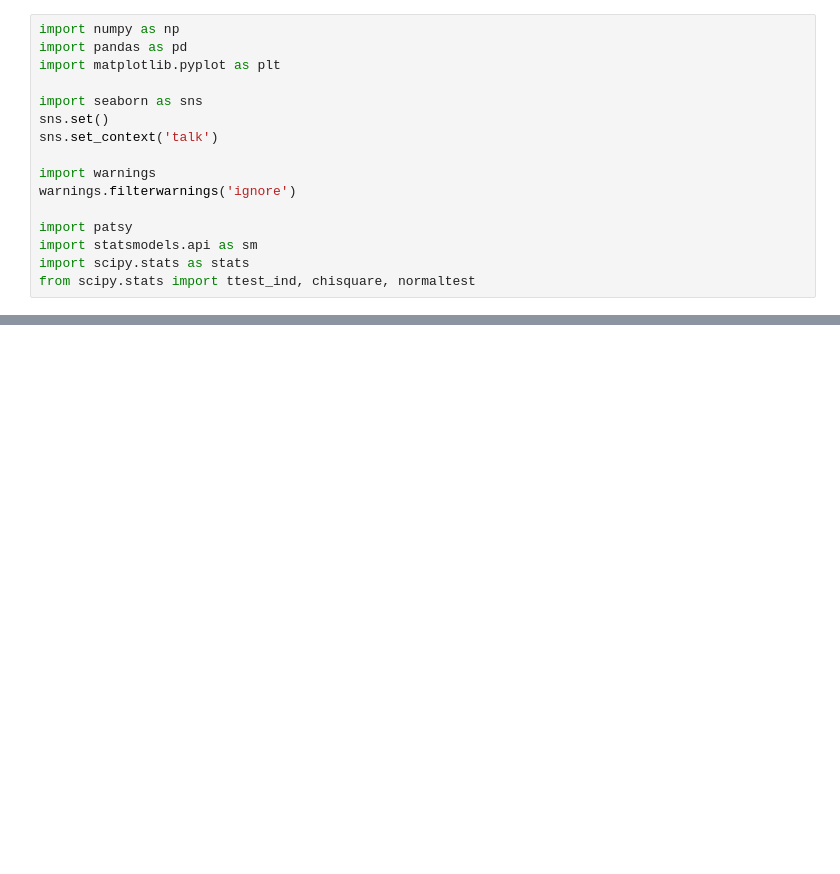
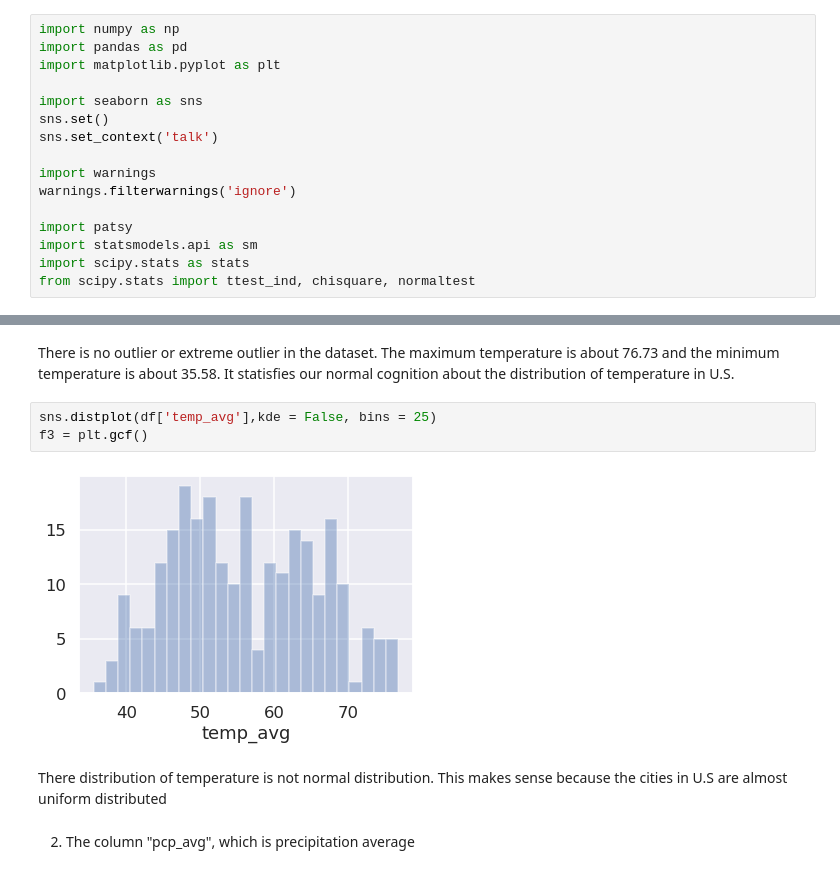
Before and after one commit to didyxdi/COGS108_final_project, a Jupyter notebook: Some visualization and the merge of security time.ipynb, the cells around one changed output, grey strips where cells are left out. Drawn from its saved outputs; the diff is of its cells as text; blank space fills up the shorter version.

```diff
--- a/Some visualization and the merge of security time.ipynb
+++ b/Some visualization and the merge of security time.ipynb
@@ -179,0 +57,11 @@ df.to_csv('merge_with_security_time')
+# %% [markdown]
+There is no outlier or extreme outlier in the dataset. The maximum temperature is about 76.73 and the minimum temperature is about 35.58. It statisfies our normal cognition about the distribution of temperature in U.S.
+# %%
+sns.distplot(df['temp_avg'],kde = False, bins = 25)
+f3 = plt.gcf()
+# %% [output]
+[figure, added]
+# %% [markdown]
+There distribution of temperature is not normal distribution. This makes sense because the cities in U.S are almost uniform distributed
+# %% [markdown]
+2. The column "pcp_avg", which is precipitation average
```
Also changed, not shown: parts of 106 cells of this notebook.
